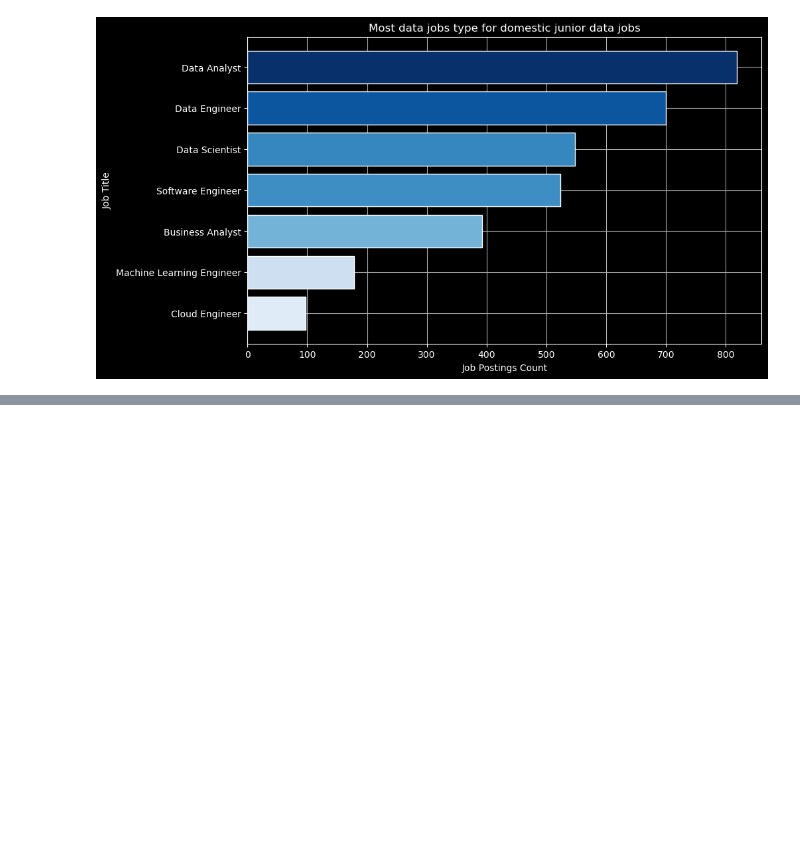
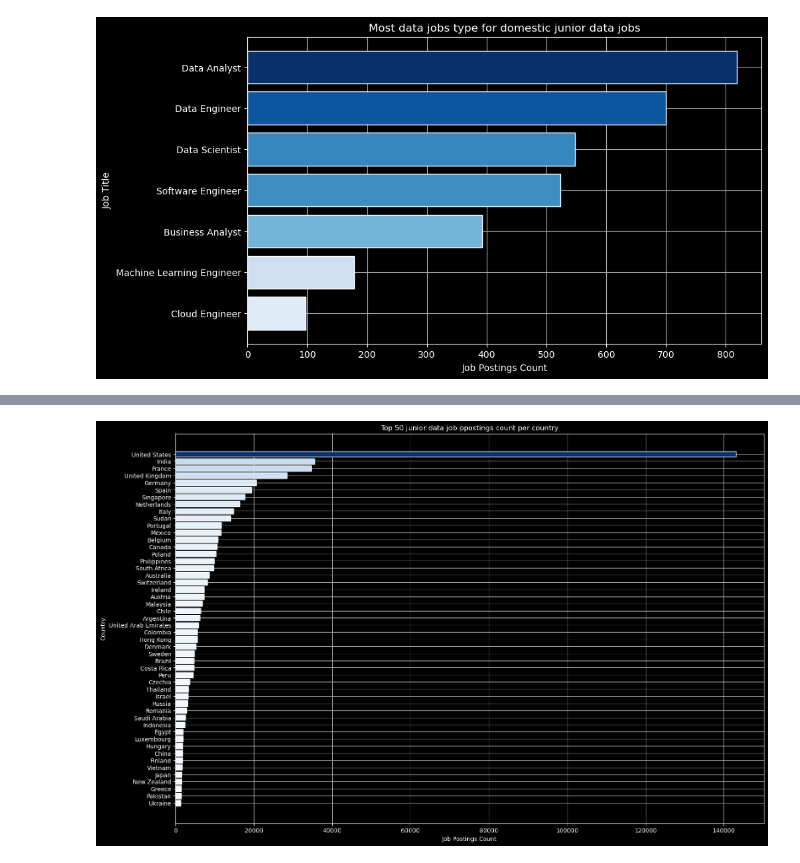
Before and after one commit to EtayDabach/Data-Job-Postings-Analysis-2023, a Jupyter notebook: ploting_analysis.ipynb, the cells around one changed output, grey strips where cells are left out. Cells and saved outputs as stored; diff of their text form; code cells hidden in the pictures; blank space fills up the shorter version.

Commit message:
added junior data jobs count per country barh

```diff
--- a/ploting_analysis.ipynb
+++ b/ploting_analysis.ipynb
@@ -283,3 +283,8 @@ ylabel_8 = 'Job Title'
 fig_8, ax_8 = barh_plot(query_8_job_title, query_8_postings_count, figsize_8, title_8, xlabel_8, ylabel_8, colordiv=True)
 # %% [output]
 [figure]
+# %%
+# Query 9: Junior data jobs count per country
+query_9 = pd.read_csv(r'queries_output_csv\9_junior_data_jobs_count_per_country_output.csv')
+print(f'Table shape: {query_9.shape} as (rows, columns)')
+query_9.head(50)
@@ -285,0 +310,11 @@ fig_8, ax_8 = barh_plot(query_8_job_title, query_8_postings_count, figsize_8, ti
+# %%
+# Top 50 junior data job ppostings count per country
+top_9 = 50
+figsize_9 = (18, 12)
+query_9_job_country, query_9_postings_count = query_9['job_country'][:top_9], query_9['job_count'][:top_9]
+title_9 = 'Top 50 junior data job ppostings count per country'
+xlabel_9 = 'Job Postings Count'
+ylabel_9 = 'Country'
+fig_9, ax_9 = barh_plot(query_9_job_country, query_9_postings_count, figsize_9, title_9, xlabel_9, ylabel_9, colordiv=True)
+# %% [output]
+[figure, added]
```
Also changed, not shown: parts of 1 cell of this notebook, 1 other file.
